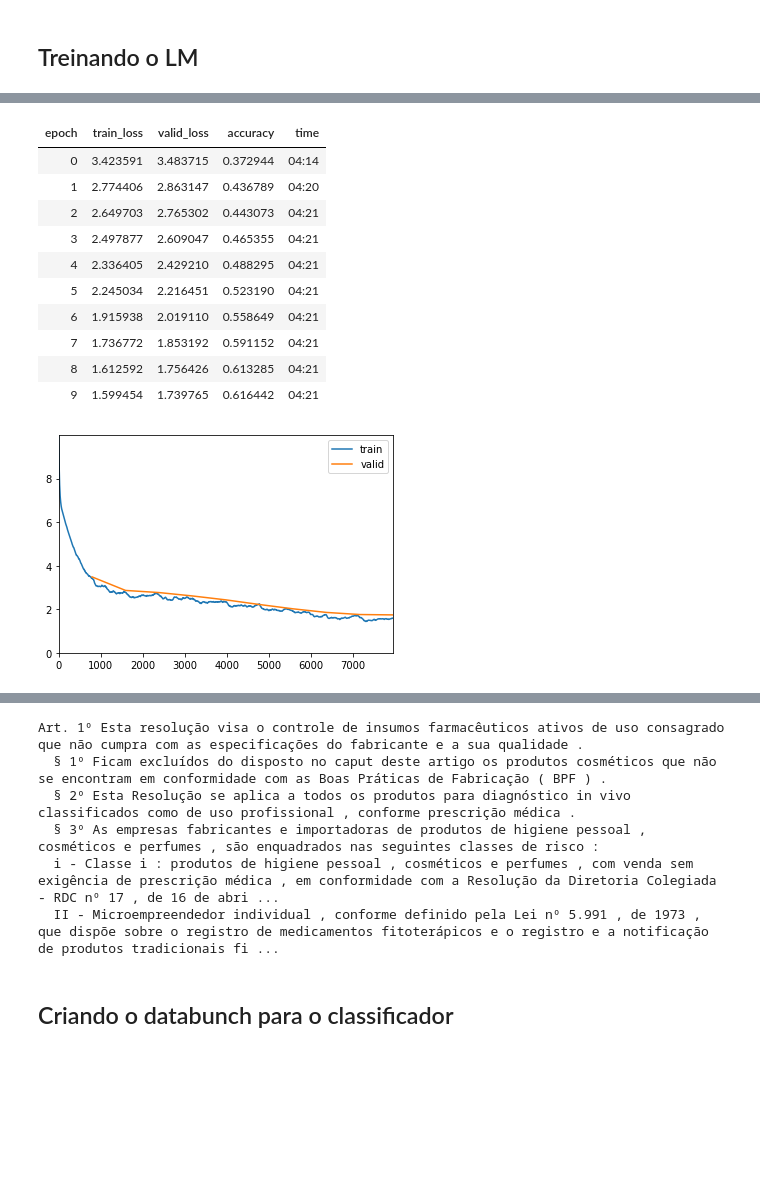
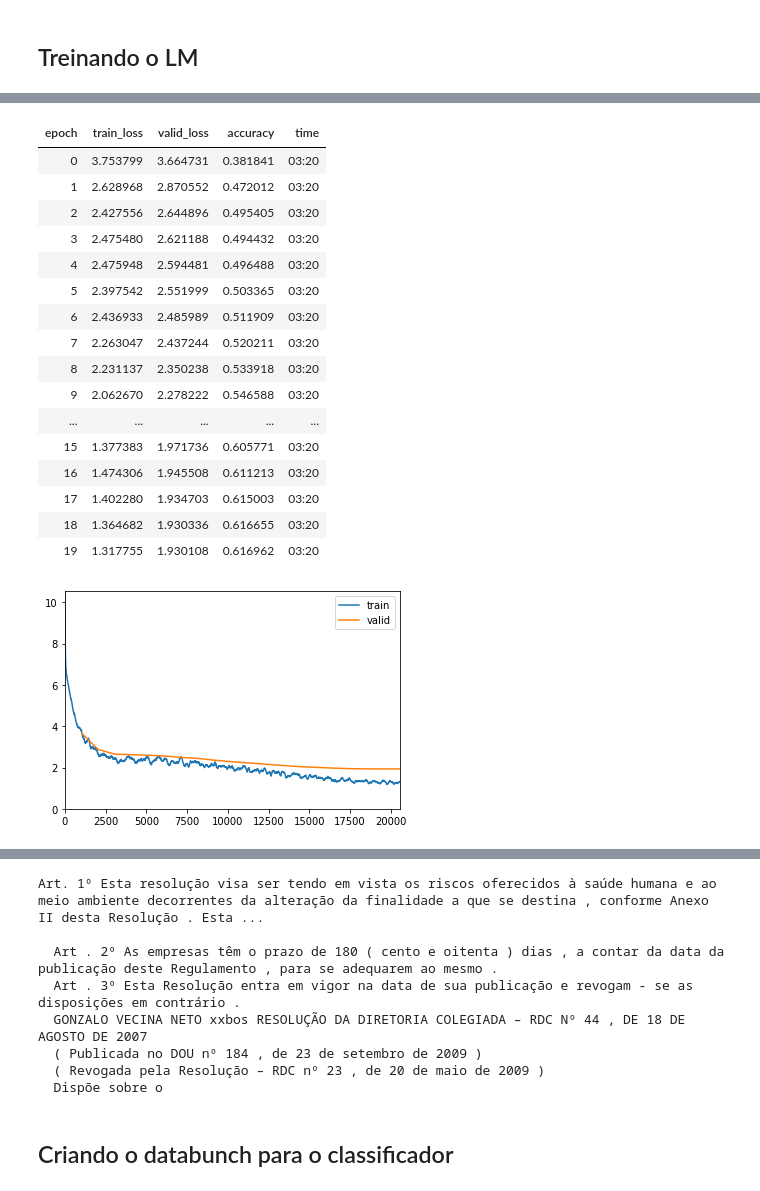
Before and after one commit to thiagodma/Cluster-Normas, a Jupyter notebook: Classificacao_Normas.ipynb, the cells around one changed output, grey strips where cells are left out. Cells and saved outputs as stored; diff of their text form; code cells hidden in the pictures; blank space fills up the shorter version.

```diff
--- a/Classificacao_Normas.ipynb
+++ b/Classificacao_Normas.ipynb
@@ -33,16 +33,22 @@ LR Finder is complete, type {learner_name}.recorder.plot() to see the graph.
 # %%
 max_lr = 1e-2
-learn_lm.fit_one_cycle(10, max_lr=max_lr, moms=(0.8,0.7), callbacks=[callbacks.SaveModelCallback(learn_lm, every='improvement', monitor='accuracy', name='learn_lm')])
+learn_lm.fit_one_cycle(20, max_lr=max_lr, moms=(0.8,0.7), callbacks=[callbacks.SaveModelCallback(learn_lm, every='improvement', monitor='accuracy', name='learn_lm')])
 # %% [output]
 | epoch | train_loss | valid_loss | accuracy | time |
-| 0 | 3.423591 | 3.483715 | 0.372944 | 04:14 |
-| 1 | 2.774406 | 2.863147 | 0.436789 | 04:20 |
-| 2 | 2.649703 | 2.765302 | 0.443073 | 04:21 |
-| 3 | 2.497877 | 2.609047 | 0.465355 | 04:21 |
-| 4 | 2.336405 | 2.429210 | 0.488295 | 04:21 |
-| 5 | 2.245034 | 2.216451 | 0.523190 | 04:21 |
-| 6 | 1.915938 | 2.019110 | 0.558649 | 04:21 |
-| 7 | 1.736772 | 1.853192 | 0.591152 | 04:21 |
-| 8 | 1.612592 | 1.756426 | 0.613285 | 04:21 |
-| 9 | 1.599454 | 1.739765 | 0.616442 | 04:21 |
+| 0 | 3.753799 | 3.664731 | 0.381841 | 03:20 |
+| 1 | 2.628968 | 2.870552 | 0.472012 | 03:20 |
+| 2 | 2.427556 | 2.644896 | 0.495405 | 03:20 |
+| 3 | 2.475480 | 2.621188 | 0.494432 | 03:20 |
+| 4 | 2.475948 | 2.594481 | 0.496488 | 03:20 |
+| 5 | 2.397542 | 2.551999 | 0.503365 | 03:20 |
+| 6 | 2.436933 | 2.485989 | 0.511909 | 03:20 |
+| 7 | 2.263047 | 2.437244 | 0.520211 | 03:20 |
+| 8 | 2.231137 | 2.350238 | 0.533918 | 03:20 |
+| 9 | 2.062670 | 2.278222 | 0.546588 | 03:20 |
+| ... | ... | ... | ... | ... |
+| 15 | 1.377383 | 1.971736 | 0.605771 | 03:20 |
+| 16 | 1.474306 | 1.945508 | 0.611213 | 03:20 |
+| 17 | 1.402280 | 1.934703 | 0.615003 | 03:20 |
+| 18 | 1.364682 | 1.930336 | 0.616655 | 03:20 |
+| 19 | 1.317755 | 1.930108 | 0.616962 | 03:20 |
-[figure, old version]
+[figure, new version]
@@ -63,12 +78,14 @@ learn_lm.save_encoder('enc')
 # %%
 print(learn_lm.predict('Art. 1º Esta resolução visa',n_words=200,temperature=0.8))
 # %% [output]
-Art. 1º Esta resolução visa o controle de insumos farmacêuticos ativos de uso consagrado que não cumpra com as especificações do fabricante e a sua qualidade .
-  § 1º Ficam excluídos do disposto no caput deste artigo os produtos cosméticos que não se encontram em conformidade com as Boas Práticas de Fabricação ( BPF ) .
-  § 2º Esta Resolução se aplica a todos os produtos para diagnóstico in vivo classificados como de uso profissional , conforme prescrição médica .
-  § 3º As empresas fabricantes e importadoras de produtos de higiene pessoal , cosméticos e perfumes , são enquadrados nas seguintes classes de risco :
-  i - Classe i : produtos de higiene pessoal , cosméticos e perfumes , com venda sem exigência de prescrição médica , em conformidade com a Resolução da Diretoria Colegiada - RDC nº 17 , de 16 de abri ...
-  II - Microempreendedor individual , conforme definido pela Lei nº 5.991 , de 1973 , que dispõe sobre o registro de medicamentos fitoterápicos e o registro e a notificação de produtos tradicionais fi ...
+Art. 1º Esta resolução visa ser tendo em vista os riscos oferecidos à saúde humana e ao meio ambiente decorrentes da alteração da finalidade a que se destina , conforme Anexo II desta Resolução . Esta ...
+
+  Art . 2º As empresas têm o prazo de 180 ( cento e oitenta ) dias , a contar da data da publicação deste Regulamento , para se adequarem ao mesmo .
+  Art . 3º Esta Resolução entra em vigor na data de sua publicação e revogam - se as disposições em contrário .
+  GONZALO VECINA NETO xxbos RESOLUÇÃO DA DIRETORIA COLEGIADA – RDC Nº 44 , DE 18 DE AGOSTO DE 2007
+  ( Publicada no DOU nº 184 , de 23 de setembro de 2009 )
+  ( Revogada pela Resolução – RDC nº 23 , de 20 de maio de 2009 )
+  Dispõe sobre o
 # %% [markdown]
 ## Criando o databunch para o classificador
 # %%
```
Also changed, not shown: parts of 11 cells of this notebook.
